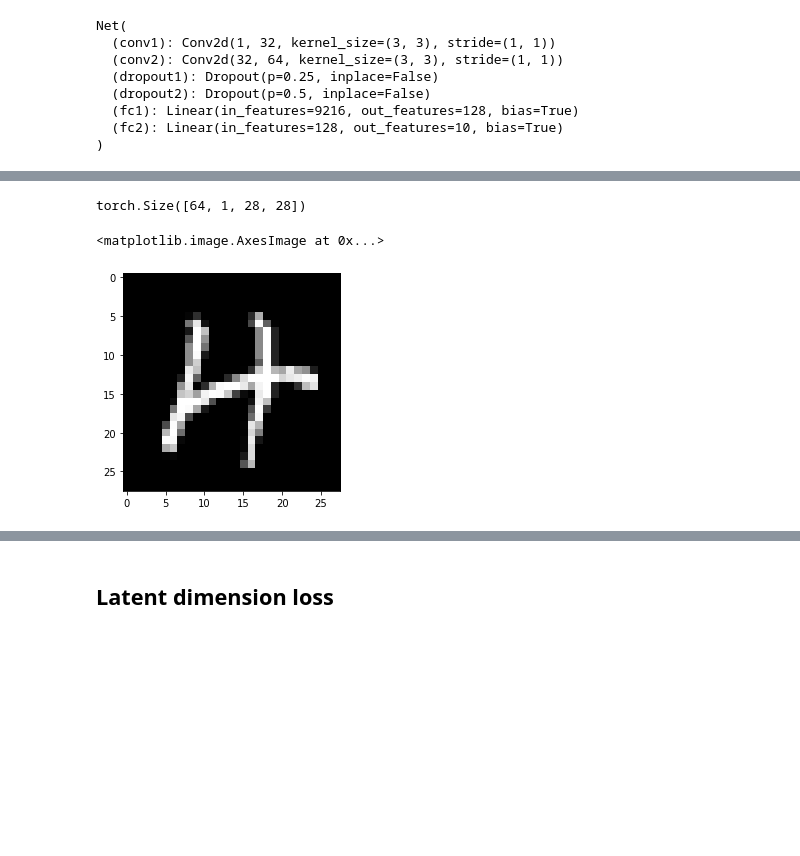
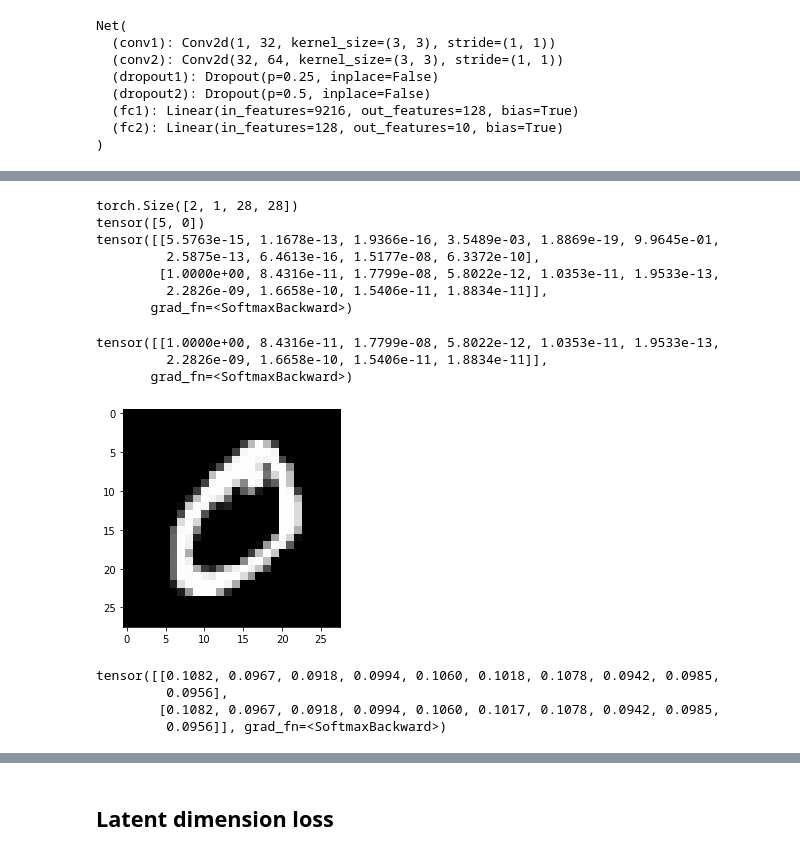
Before and after one commit to Mahantesh-Pattadkal-1993/CounterFactuals_GANs, a Jupyter notebook: Counterfactual_Computation.ipynb, the cells around one changed output, grey strips where cells are left out. Drawn from its saved outputs; the diff is of its cells as text; code cells hidden in the pictures; blank space fills up the shorter version.

```diff
--- a/Counterfactual_Computation.ipynb
+++ b/Counterfactual_Computation.ipynb
@@ -64,3 +66,9 @@ Net(
   (fc1): Linear(in_features=9216, out_features=128, bias=True)
   (fc2): Linear(in_features=128, out_features=10, bias=True)
 )
+# %%
+#Load the Classifier Net_logits() and outputs :- softmax, logits
+Classifier_model_logits = Net_logits()
+Classifier_checkpoint = torch.load("Weights/Classifier_CNN_logits.pth", map_location=torch.device('cpu'))
+Classifier_model_logits.load_state_dict(Classifier_checkpoint['state_dict'])
+Classifier_model_logits.eval()
@@ -75,32 +110,54 @@ Classifier_model_eoin.eval()
 # %%
 #Loading the data
 
-mb_size = 64
+mb_size = 2
 
-transform = transforms.ToTensor()
+transform = transforms.Compose(
+		[transforms.ToTensor(),
+		 transforms.Normalize((0.5,), (0.5,))])
 
 trainData = torchvision.datasets.MNIST('./data/', download=True, transform=transform, train=True)
 
-trainLoader = torch.utils.data.DataLoader(trainData, shuffle=True, batch_size=mb_size)
+trainLoader = torch.utils.data.DataLoader(trainData, shuffle=False, batch_size=mb_size)
 
 dataIter = iter(trainLoader)
 
 imgs, labels = dataIter.next()
 print(imgs.shape)
+print(labels)
 # %% [output]
-torch.Size([64, 1, 28, 28])
+torch.Size([2, 1, 28, 28])
+tensor([5, 0])
+tensor([[5.5763e-15, 1.1678e-13, 1.9366e-16, 3.5489e-03, 1.8869e-19, 9.9645e-01,
+         2.5875e-13, 6.4613e-16, 1.5177e-08, 6.3372e-10],
+        [1.0000e+00, 8.4316e-11, 1.7799e-08, 5.8022e-12, 1.0353e-11, 1.9533e-13,
+         2.2826e-09, 1.6658e-10, 1.5406e-11, 1.8834e-11]],
+       grad_fn=<SoftmaxBackward>)
 # %%
-dataIter = iter(trainLoader)
 
-imgs, labels = dataIter.next()
-sample_image = imgs[0,:,:,:] #first image in this batch
+
+sample_image = imgs[1,:,:,:] #first image in this batch
 sample_image= sample_image.reshape([1,1,28,28])
 
 npimgs = sample_image[0].detach().numpy()
 plt.imshow(npimgs[0],cmap='Greys_r')
+output, logits = Classifier_model_logits(sample_image)
+print(output)
 # %% [output]
-<matplotlib.image.AxesImage at 0x...>
+tensor([[1.0000e+00, 8.4316e-11, 1.7799e-08, 5.8022e-12, 1.0353e-11, 1.9533e-13,
+         2.2826e-09, 1.6658e-10, 1.5406e-11, 1.8834e-11]],
+       grad_fn=<SoftmaxBackward>)
-[figure, old version]
+[figure, new version]
+# %%
+x,y = Classifier_model_eoin(imgs)
+m=nn.Softmax(dim=1)
+x_softmax = m(x)
+print(x_softmax)
+# %% [output]
+tensor([[0.1082, 0.0967, 0.0918, 0.0994, 0.1060, 0.1018, 0.1078, 0.0942, 0.0985,
+         0.0956],
+        [0.1082, 0.0967, 0.0918, 0.0994, 0.1060, 0.1017, 0.1078, 0.0942, 0.0985,
+         0.0956]], grad_fn=<SoftmaxBackward>)
 # %%
 import torch
 torch.manual_seed(100)
```
Also changed, not shown: parts of 33 cells of this notebook.
